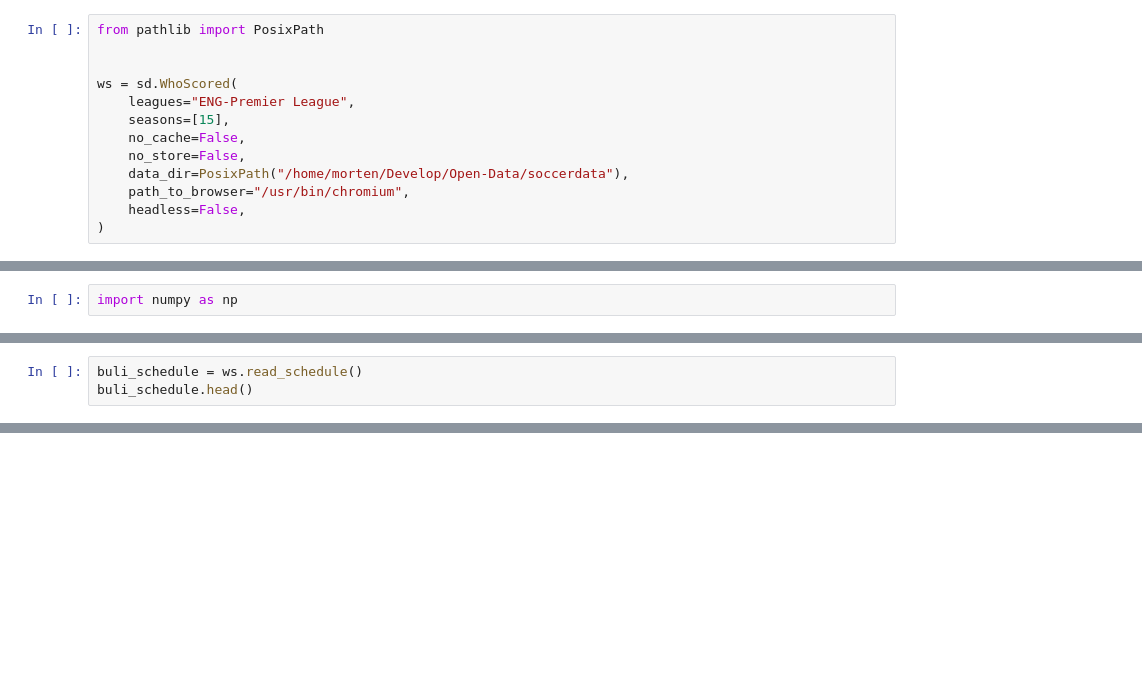
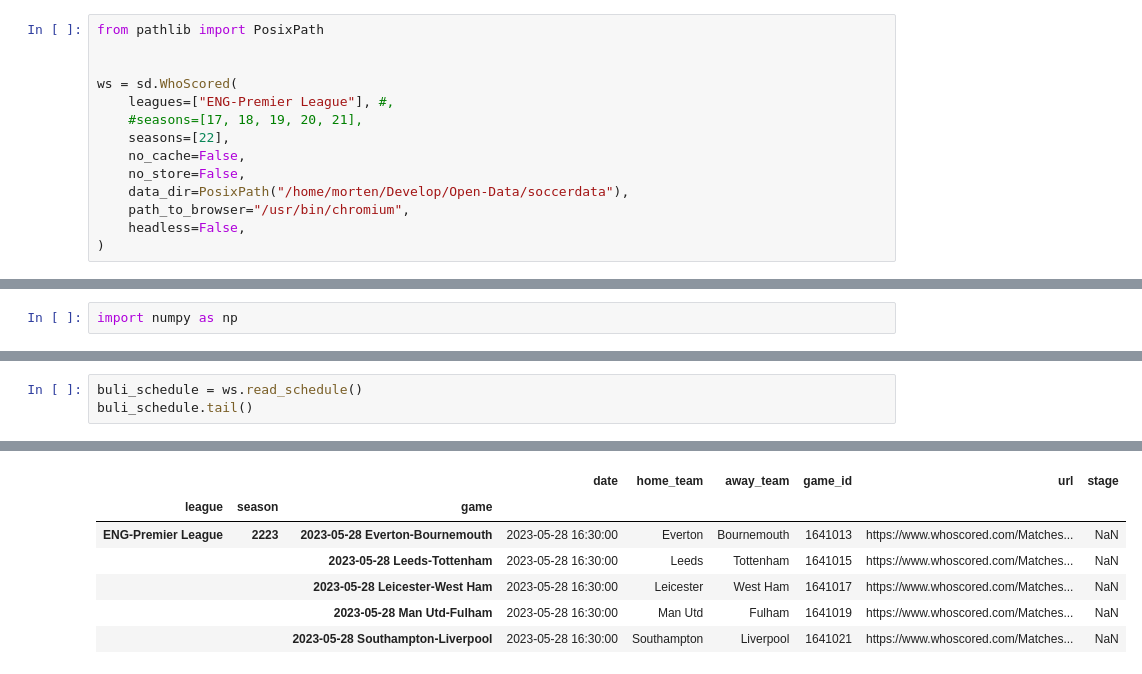
Before and after one commit to s-morten/packing-report, a Jupyter notebook: xT-impact/data_acquisition/scrape.ipynb, the cells around one changed output, grey strips where cells are left out. Drawn from its saved outputs; the diff is of its cells as text; blank space fills up the shorter version.

```diff
--- a/xT-impact/data_acquisition/scrape.ipynb
+++ b/xT-impact/data_acquisition/scrape.ipynb
@@ -5,8 +11,9 @@ from pathlib import PosixPath
 
 
 ws = sd.WhoScored(
-    leagues="ENG-Premier League",
-    seasons=[15],
+    leagues=["ENG-Premier League"], #,
+    #seasons=[17, 18, 19, 20, 21],
+    seasons=[22],
     no_cache=False,
     no_store=False,
     data_dir=PosixPath("/home/morten/Develop/Open-Data/soccerdata"),
@@ -22,3 +41,4 @@ ws.available_leagues()
 # %%
 buli_schedule = ws.read_schedule()
-buli_schedule.head()
+buli_schedule.tail()
+# %% [output]
@@ -25,3 +46,10 @@ buli_schedule.head()
+|  |  |  | date | home_team | away_team | game_id | url | stage |
+| league | season | game |  |  |  |  |  |  |
+| ENG-Premier League | 2223 | 2023-05-28 Everton-Bournemouth | 2023-05-28 16:30:00 | Everton | Bournemouth | 1641013 | https://www.whoscored.com/Matches... | NaN |
+|  |  | 2023-05-28 Leeds-Tottenham | 2023-05-28 16:30:00 | Leeds | Tottenham | 1641015 | https://www.whoscored.com/Matches... | NaN |
+|  |  | 2023-05-28 Leicester-West Ham | 2023-05-28 16:30:00 | Leicester | West Ham | 1641017 | https://www.whoscored.com/Matches... | NaN |
+|  |  | 2023-05-28 Man Utd-Fulham | 2023-05-28 16:30:00 | Man Utd | Fulham | 1641019 | https://www.whoscored.com/Matches... | NaN |
+|  |  | 2023-05-28 Southampton-Liverpool | 2023-05-28 16:30:00 | Southampton | Liverpool | 1641021 | https://www.whoscored.com/Matches... | NaN |
 # %%
 events = ws.read_events()
 events.head()
```
Also changed, not shown: parts of 8 cells of this notebook, 7 other files.
